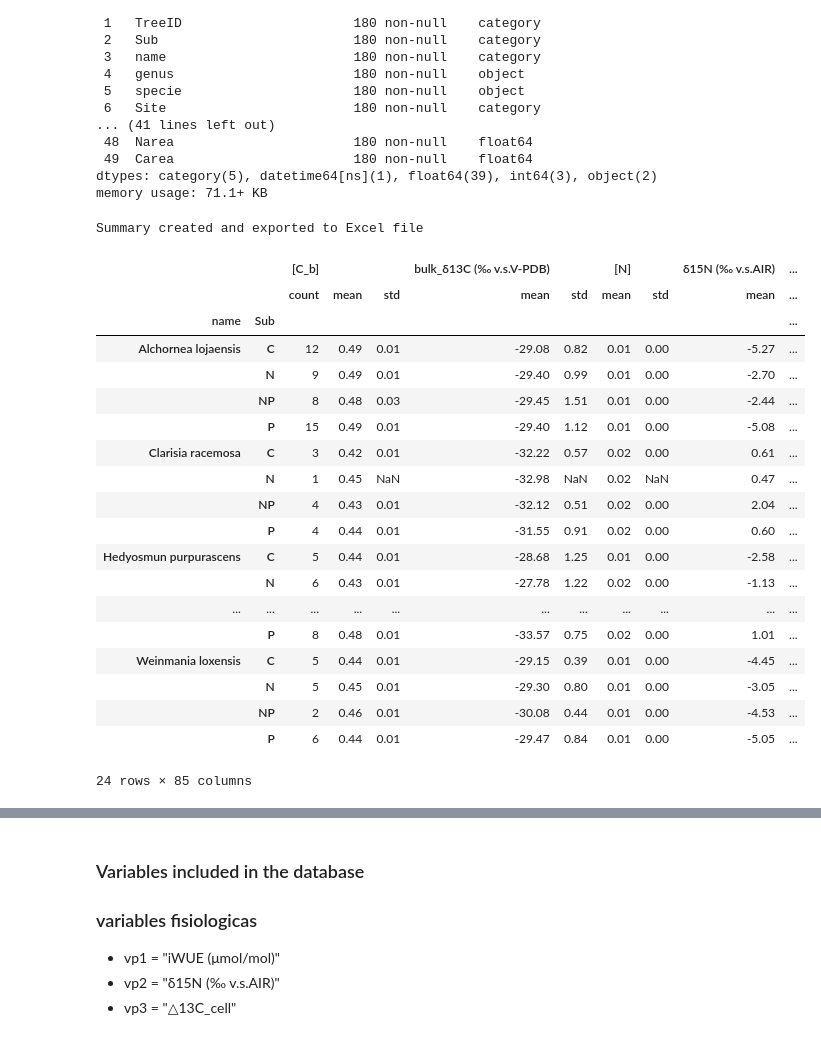
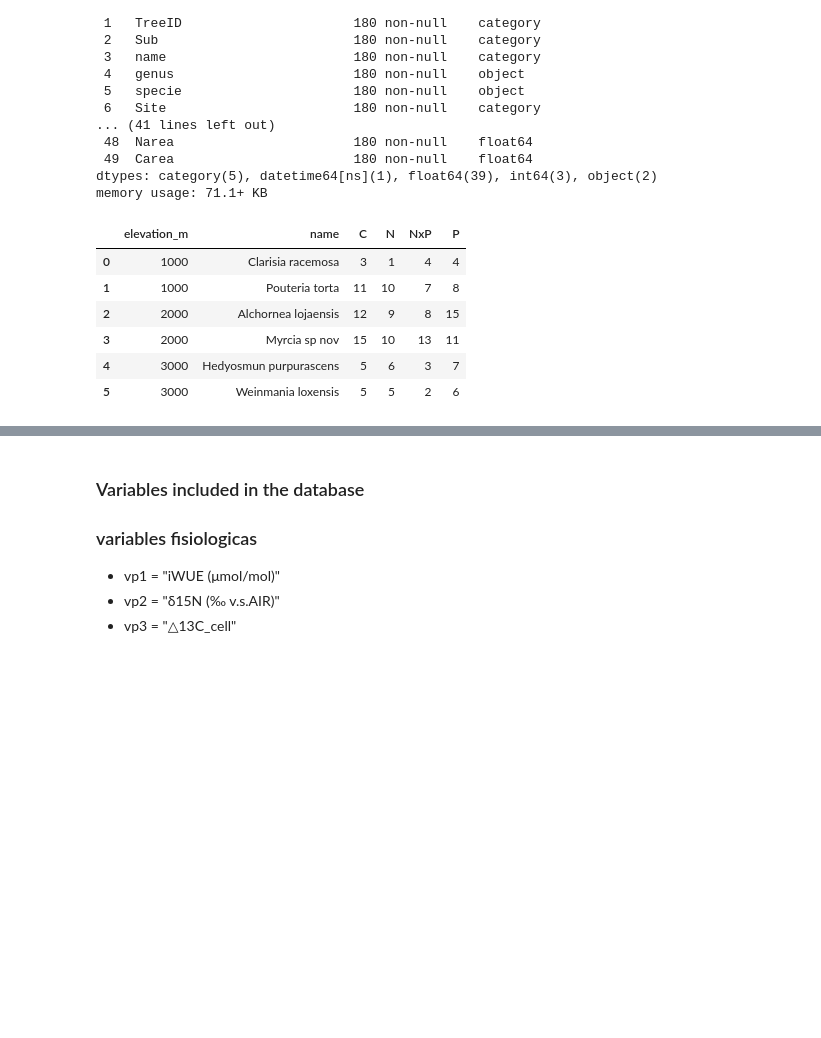
Before and after one commit to ajchavez94/NUMEX_preliminar, a Jupyter notebook: Preliminar.ipynb, the cells around one changed output, grey strips where cells are left out. Drawn from its saved outputs; the diff is of its cells as text; code cells hidden in the pictures; blank space fills up the shorter version.

Commit message:
adding means, table and working on graphics

```diff
--- a/Preliminar.ipynb
+++ b/Preliminar.ipynb
@@ -45,43 +45,17 @@ Data columns (total 50 columns):
 dtypes: category(5), datetime64[ns](1), float64(39), int64(3), object(2)
 memory usage: 71.1+ KB
 # %%
-def table_summary(df):
-    """This code do the last cleaning up of my database"""
-    data = df
-   # columskeep = []
-    description = data.groupby(['name', 'Sub']).agg(["count","mean","std"]).round(2)
-   # Get the name of the first numeric column
-    first_numeric = data.select_dtypes("number").columns[0]
-   # Keep only one 'count' column + all mean/std columns
-    description = pd.concat([
-    description.loc[:, (first_numeric, "count")],
-    description.loc[:, pd.IndexSlice[:, ["mean", "std"]]]
-       ], axis=1)
-    description.to_excel("Summary.xlsx")
-    print("Summary created and exported to Excel file")
-    return description
-
-table_summary(data)
-#HELP homogeneize the name
+table = data.groupby(['elevation_m', 'name', 'Sub']).size().unstack(fill_value=0)
+table = table[table["C"]!=0].reset_index()
+# Optional: rename columns for clarity
+table.columns.name = None
+table.rename(columns={"C":"C", "P":"P", "NP":"NxP"}, inplace=True)
+table
 # %% [output]
-Summary created and exported to Excel file
-|  |  | [C_b] |  |  | bulk_δ13C (‰ v.s.V-PDB) |  | [N] |  | δ15N (‰ v.s.AIR) | ... |
-|  |  | count | mean | std | mean | std | mean | std | mean | ... |
-| name | Sub |  |  |  |  |  |  |  |  | ... |
-| Alchornea lojaensis | C | 12 | 0.49 | 0.01 | -29.08 | 0.82 | 0.01 | 0.00 | -5.27 | ... |
-|  | N | 9 | 0.49 | 0.01 | -29.40 | 0.99 | 0.01 | 0.00 | -2.70 | ... |
-|  | NP | 8 | 0.48 | 0.03 | -29.45 | 1.51 | 0.01 | 0.00 | -2.44 | ... |
-|  | P | 15 | 0.49 | 0.01 | -29.40 | 1.12 | 0.01 | 0.00 | -5.08 | ... |
-| Clarisia racemosa | C | 3 | 0.42 | 0.01 | -32.22 | 0.57 | 0.02 | 0.00 | 0.61 | ... |
-|  | N | 1 | 0.45 | NaN | -32.98 | NaN | 0.02 | NaN | 0.47 | ... |
-|  | NP | 4 | 0.43 | 0.01 | -32.12 | 0.51 | 0.02 | 0.00 | 2.04 | ... |
-|  | P | 4 | 0.44 | 0.01 | -31.55 | 0.91 | 0.02 | 0.00 | 0.60 | ... |
-| Hedyosmun purpurascens | C | 5 | 0.44 | 0.01 | -28.68 | 1.25 | 0.01 | 0.00 | -2.58 | ... |
-|  | N | 6 | 0.43 | 0.01 | -27.78 | 1.22 | 0.02 | 0.00 | -1.13 | ... |
-| ... | ... | ... | ... | ... | ... | ... | ... | ... | ... | ... |
-|  | P | 8 | 0.48 | 0.01 | -33.57 | 0.75 | 0.02 | 0.00 | 1.01 | ... |
-| Weinmania loxensis | C | 5 | 0.44 | 0.01 | -29.15 | 0.39 | 0.01 | 0.00 | -4.45 | ... |
-|  | N | 5 | 0.45 | 0.01 | -29.30 | 0.80 | 0.01 | 0.00 | -3.05 | ... |
-|  | NP | 2 | 0.46 | 0.01 | -30.08 | 0.44 | 0.01 | 0.00 | -4.53 | ... |
-|  | P | 6 | 0.44 | 0.01 | -29.47 | 0.84 | 0.01 | 0.00 | -5.05 | ... |
+|  | elevation_m | name | C | N | NxP | P |
+| 0 | 1000 | Clarisia racemosa | 3 | 1 | 4 | 4 |
+| 1 | 1000 | Pouteria torta | 11 | 10 | 7 | 8 |
+| 2 | 2000 | Alchornea lojaensis | 12 | 9 | 8 | 15 |
+| 3 | 2000 | Myrcia sp nov | 15 | 10 | 13 | 11 |
+| 4 | 3000 | Hedyosmun purpurascens | 5 | 6 | 3 | 7 |
+| 5 | 3000 | Weinmania loxensis | 5 | 5 | 2 | 6 |
-24 rows × 85 columns
```
Also changed, not shown: parts of 6 cells of this notebook, 16 other files.
